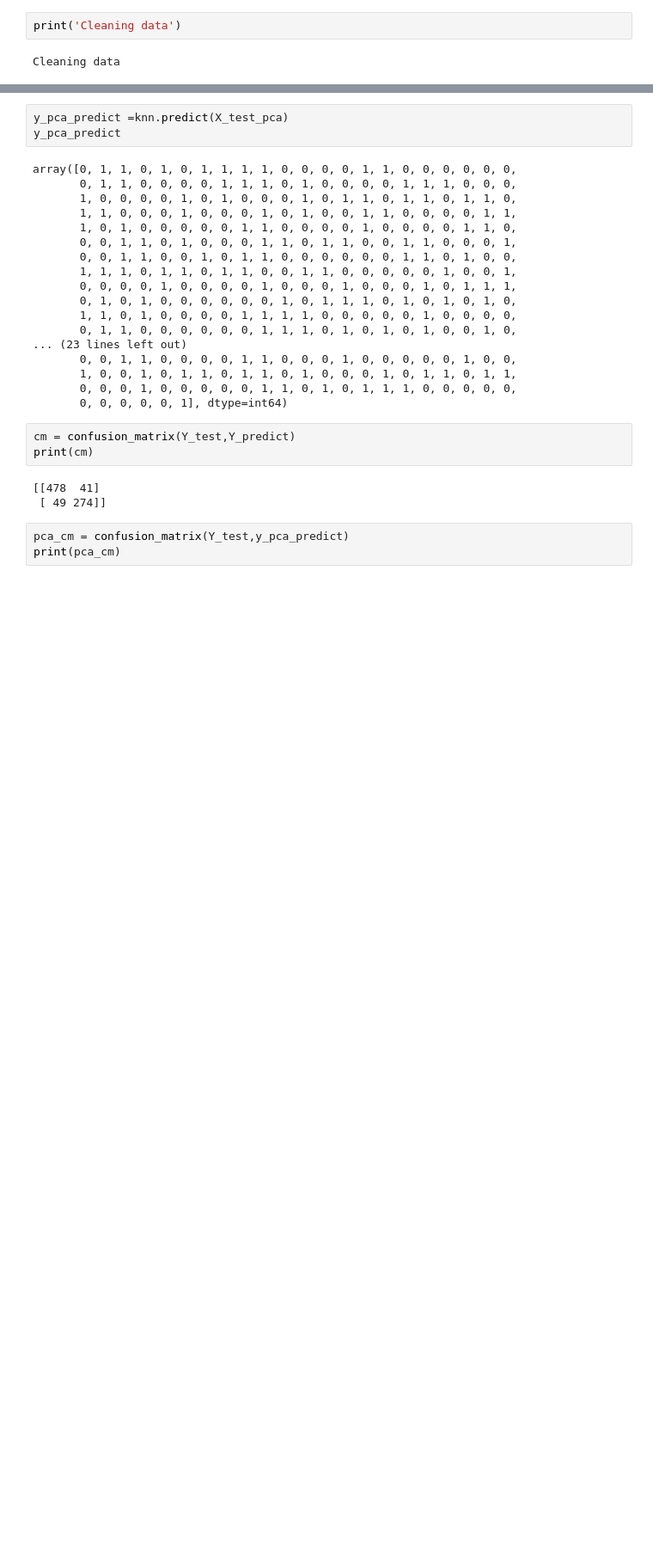
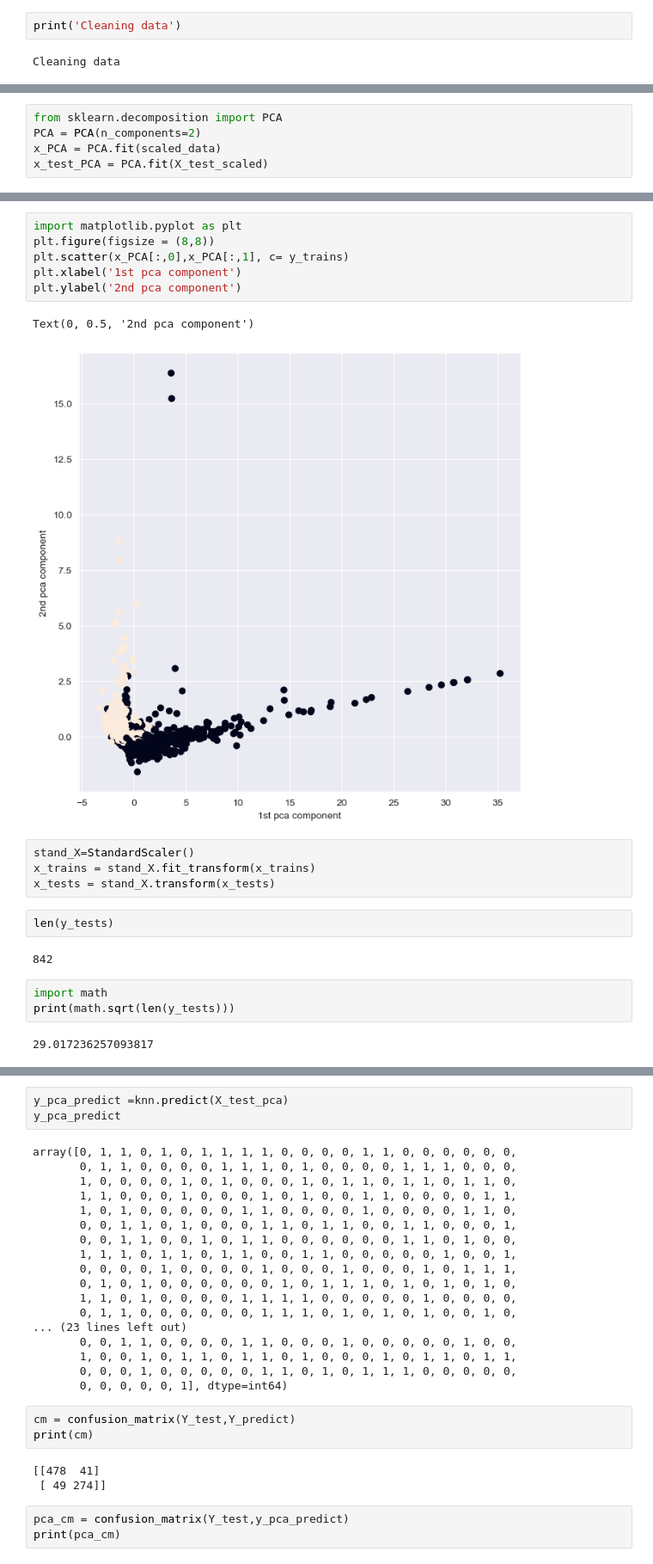
Before and after one commit to HaneekAhamed/ML-CW, a Jupyter notebook: DT.ipynb, the cells around one changed output, grey strips where cells are left out. Shown at 86% size. Cells and saved outputs as stored; diff of their text form; blank space fills up the shorter version.

```diff
--- a/DT.ipynb
+++ b/DT.ipynb
@@ -256,0 +169,5 @@ array([0, 1, 1, 0, 1, 0, 1, 1, 1, 1, 0, 0, 0, 0, 1, 1, 0, 0, 0, 0, 0, 0,
+# %%
+from sklearn.decomposition import PCA
+PCA = PCA(n_components=2)
+x_PCA = PCA.fit(scaled_data)
+x_test_PCA = PCA.fit(X_test_scaled)
@@ -256,0 +203,22 @@ array([0, 1, 1, 0, 1, 0, 1, 1, 1, 1, 0, 0, 0, 0, 1, 1, 0, 0, 0, 0, 0, 0,
+# %%
+import matplotlib.pyplot as plt
+plt.figure(figsize = (8,8))
+plt.scatter(x_PCA[:,0],x_PCA[:,1], c= y_trains)
+plt.xlabel('1st pca component')
+plt.ylabel('2nd pca component')
+# %% [output]
+Text(0, 0.5, '2nd pca component')
+[figure, added]
+# %%
+stand_X=StandardScaler()
+x_trains = stand_X.fit_transform(x_trains)
+x_tests = stand_X.transform(x_tests)
+# %%
+len(y_tests)
+# %% [output]
+842
+# %%
+import math
+print(math.sqrt(len(y_tests)))
+# %% [output]
+29.017236257093817
```
Also changed, not shown: parts of 44 cells of this notebook, 1 other file.
